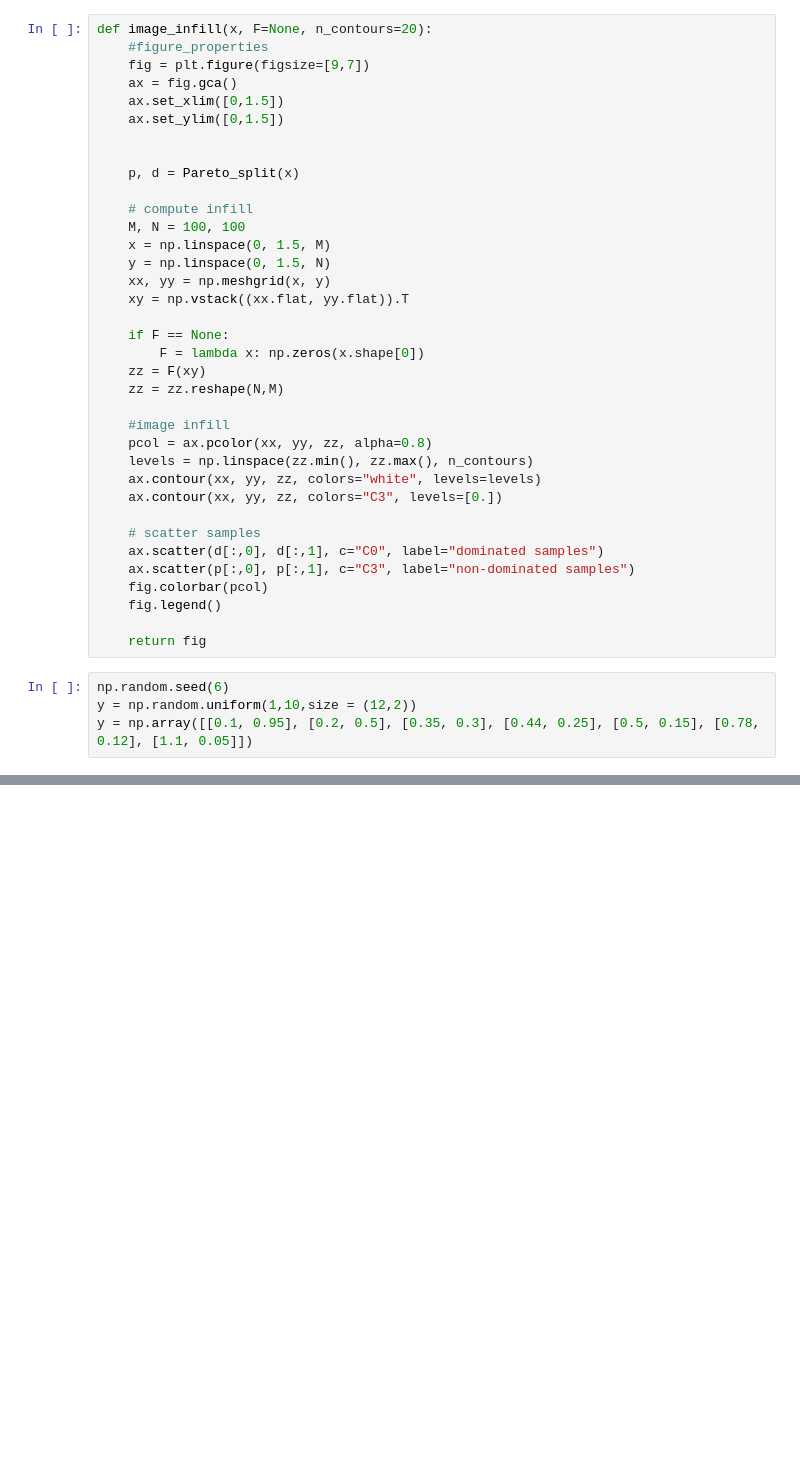
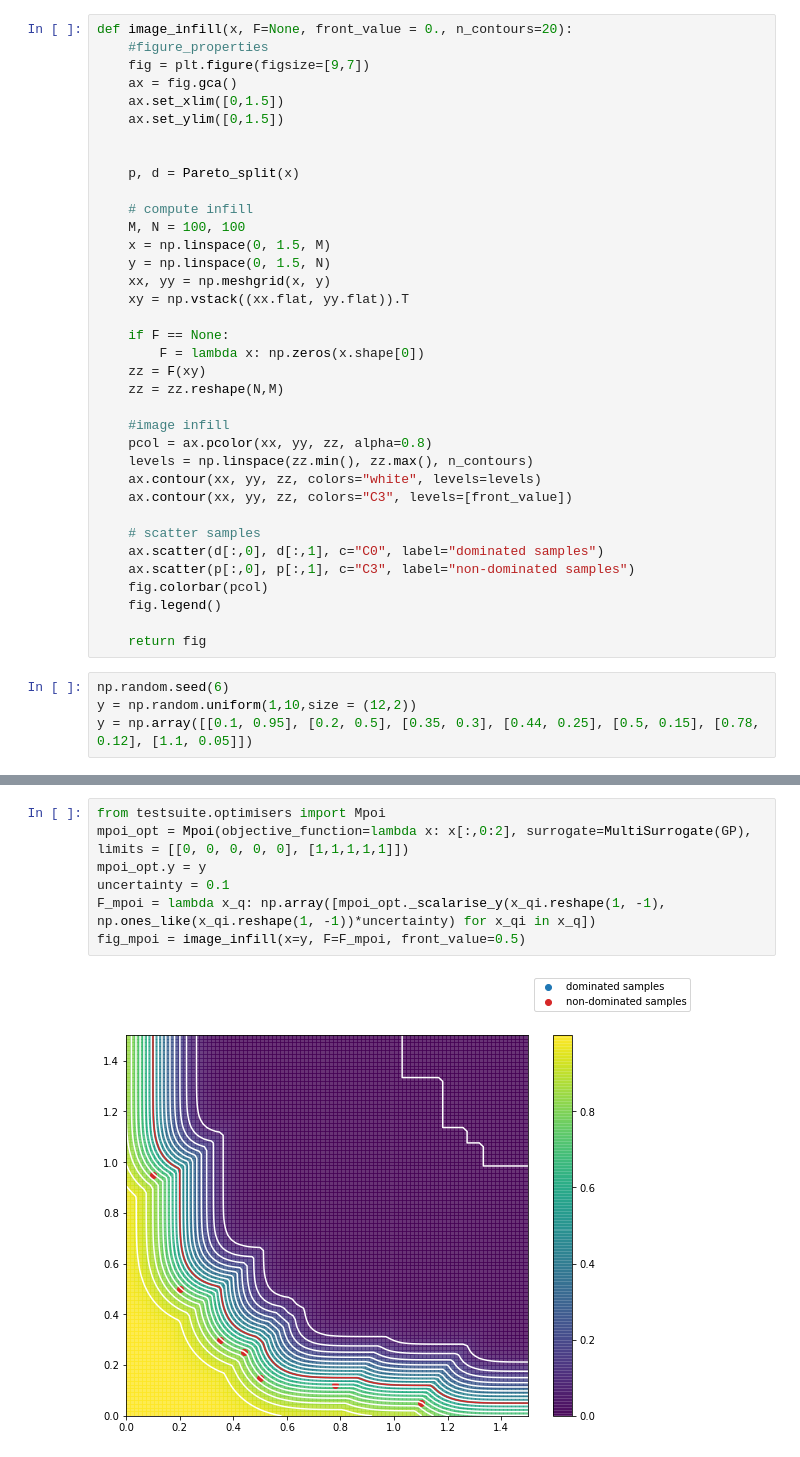
Before and after one commit to FinleyGibson/SAF_EMO, a Jupyter notebook: analytics/algorithm_analysis/image_scalarised_infils.ipynb, the cells around one changed output, grey strips where cells are left out. Saved outputs shown, nothing was run; the diff lists cells and outputs as text; blank space fills up the shorter version.

Commit message:
added mopi and imaged 2d obj space in image_scalarised_infils.ipynb

```diff
--- a/analytics/algorithm_analysis/image_scalarised_infils.ipynb
+++ b/analytics/algorithm_analysis/image_scalarised_infils.ipynb
@@ -10,5 +9,5 @@ from testsuite.scalarisers import saf
 # %%
-def image_infill(x, F=None, n_contours=20):
+def image_infill(x, F=None, front_value = 0., n_contours=20):
     #figure_properties
     fig = plt.figure(figsize=[9,7])
     ax = fig.gca()
@@ -34,7 +33,7 @@ def image_infill(x, F=None, n_contours=20):
     pcol = ax.pcolor(xx, yy, zz, alpha=0.8)
     levels = np.linspace(zz.min(), zz.max(), n_contours)
     ax.contour(xx, yy, zz, colors="white", levels=levels)
-    ax.contour(xx, yy, zz, colors="C3", levels=[0.])
+    ax.contour(xx, yy, zz, colors="C3", levels=[front_value])
 
     # scatter samples
     ax.scatter(d[:,0], d[:,1], c="C0", label="dominated samples")
@@ -66,3 +77,12 @@ F_sms = lambda x_q: np.array([sms_opt._scalarise_y(x_qi, 0., invert=True) for x_
 fig_sms = image_infill(x=y, F=F_sms)
 # %% [output]
 [figure]
+# %%
+from testsuite.optimisers import Mpoi
+mpoi_opt = Mpoi(objective_function=lambda x: x[:,0:2], surrogate=MultiSurrogate(GP), limits = [[0, 0, 0, 0, 0], [1,1,1,1,1]])
+mpoi_opt.y = y
+uncertainty = 0.1
+F_mpoi = lambda x_q: np.array([mpoi_opt._scalarise_y(x_qi.reshape(1, -1), np.ones_like(x_qi.reshape(1, -1))*uncertainty) for x_qi in x_q])
+fig_mpoi = image_infill(x=y, F=F_mpoi, front_value=0.5)
+# %% [output]
+[figure, added]
```
Also changed, not shown: parts of 4 cells of this notebook, 4 other files.
